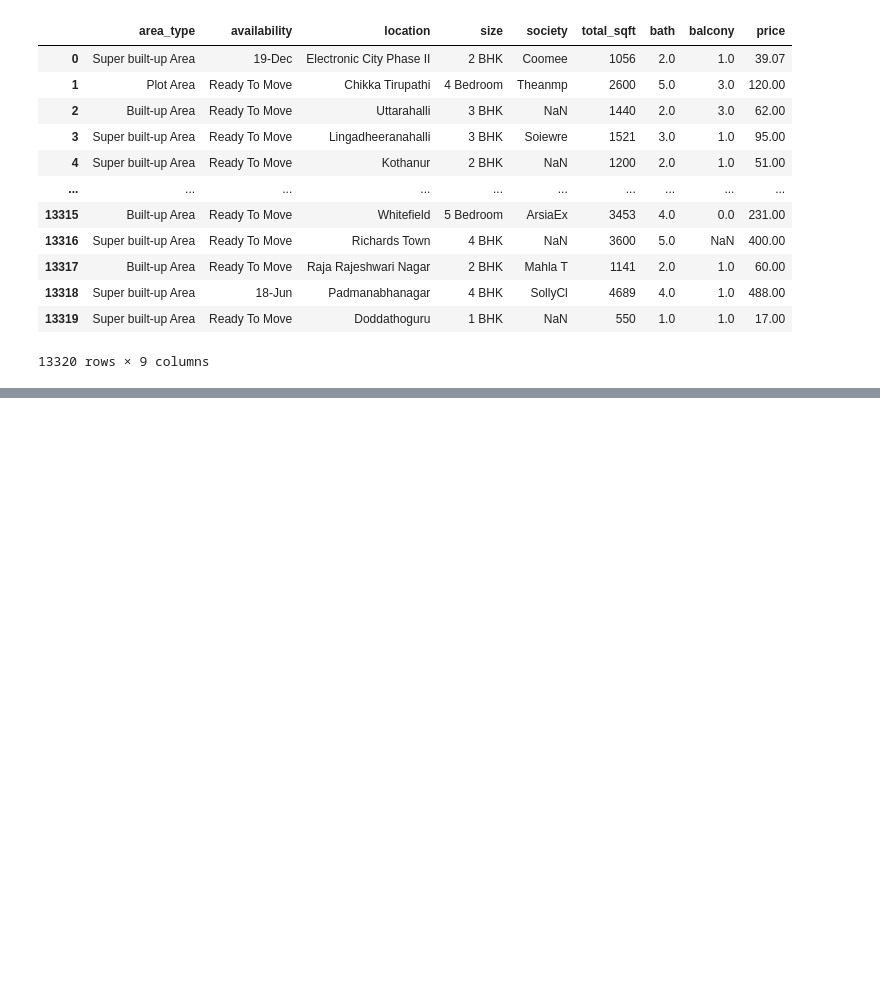
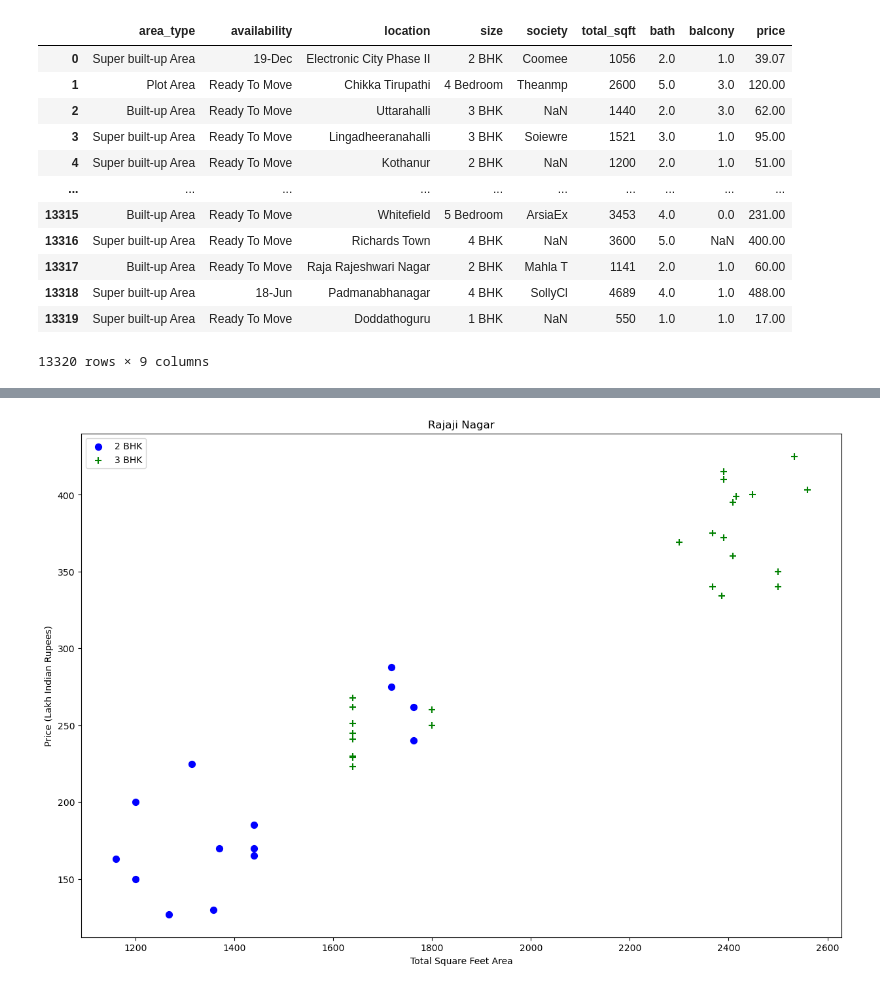
Before and after one commit to erbrchoudhary93/machine_earning, a Jupyter notebook: home_price_predection.ipynb, the cells around one changed output, grey strips where cells are left out. Saved outputs shown, nothing was run; the diff lists cells and outputs as text; code cells hidden in the pictures; blank space fills up the shorter version.

```diff
--- a/home_price_predection.ipynb
+++ b/home_price_predection.ipynb
@@ -22,0 +445,4 @@ df
+# %%
+plot_scatter_chart(df5,"Rajaji Nagar")
+# %% [output]
+[figure, added]
```
Also changed, not shown: parts of 100 cells of this notebook, 2 other files.
